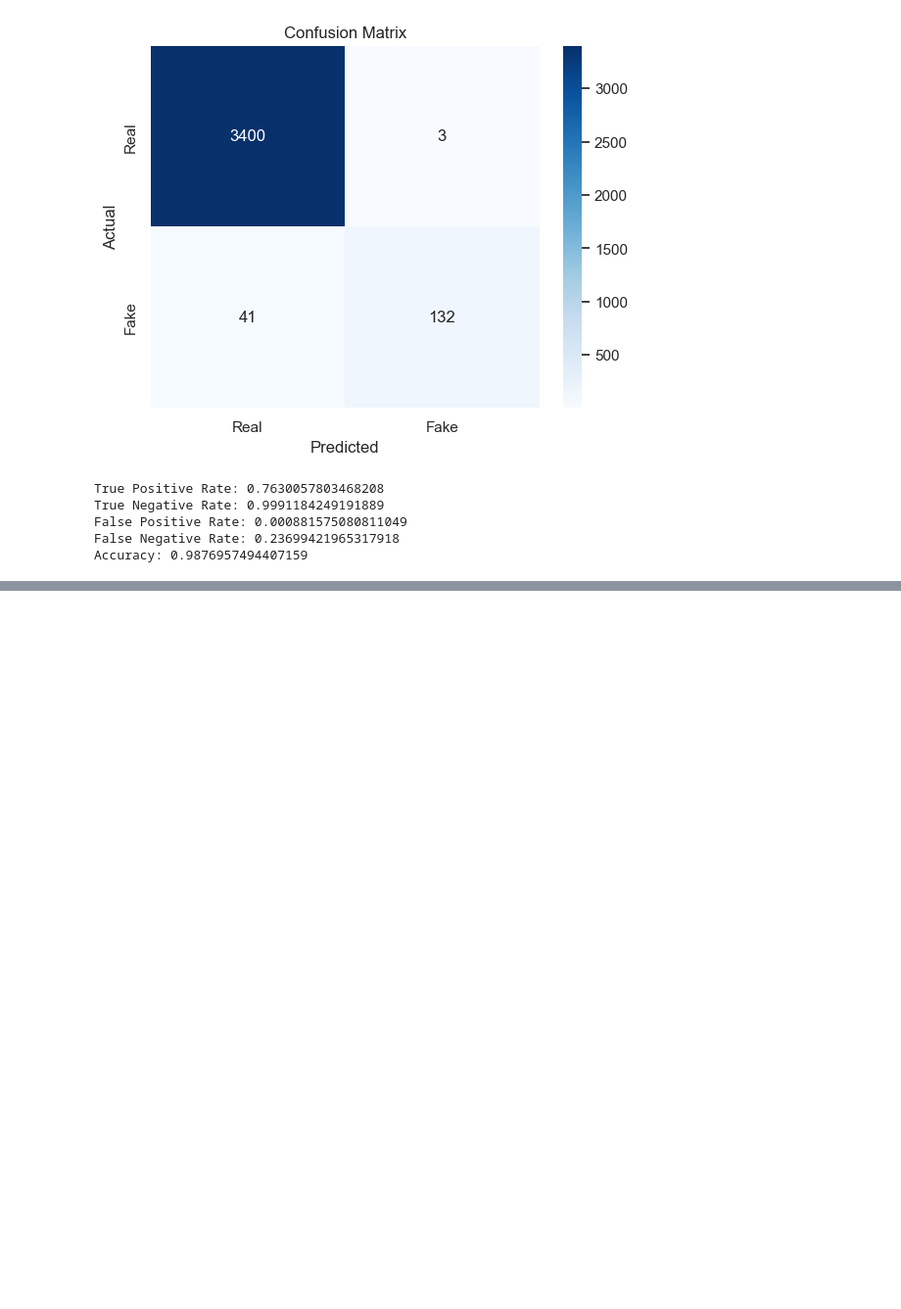
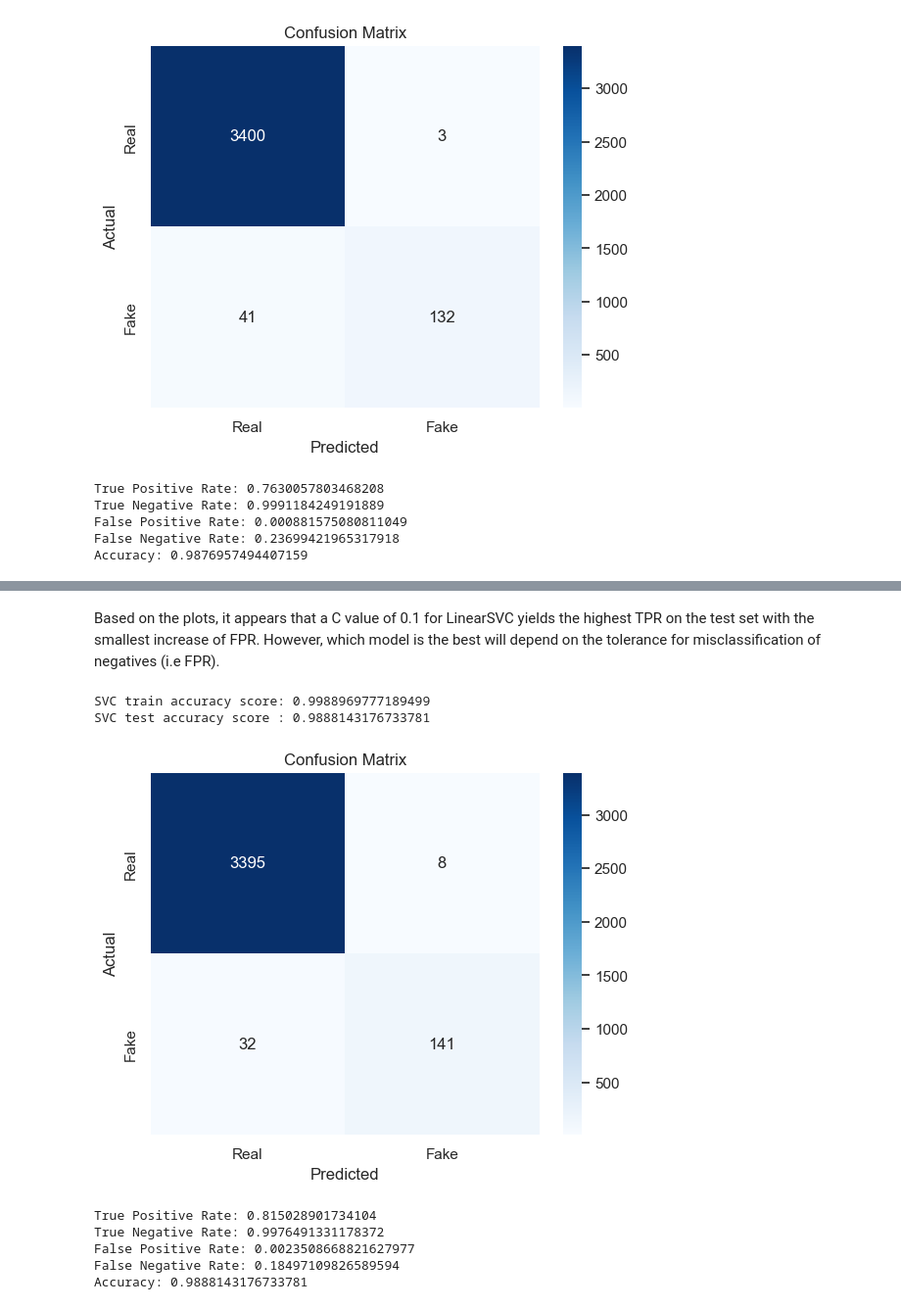
Before and after one commit to edward62740/sc1015-project, a Jupyter notebook: Support Vector Machine.ipynb, the cells around one changed output, grey strips where cells are left out. Shown at 98% size. Saved outputs shown, nothing was run; the diff lists cells and outputs as text; code cells hidden in the pictures; blank space fills up the shorter version.

```diff
--- a/Support Vector Machine.ipynb
+++ b/Support Vector Machine.ipynb
@@ -134,0 +207,50 @@ Shown above is the confusion matrix for the TEST set. It can be observed that al
+# %% [markdown]
+Based on the plots, it appears that a C value of 0.1 for LinearSVC yields the highest TPR on the test set with the smallest increase of FPR. However, which model is the best will depend on the tolerance for misclassification of negatives (i.e FPR).
+# %%
+svc = LinearSVC(C=0.1).fit(X_select, y_res)
+train_pred = svc.predict(X_select)
+test_pred = svc.predict(X_select_test)
+print(f"SVC train accuracy score: {accuracy_score(train_pred,y_res)}")
+print(f"SVC test accuracy score : {accuracy_score(test_pred,y_test)}")
+
+# Calculate the confusion matrix
+cm = confusion_matrix(y_test, test_pred)
+
+# Define the class labels
+class_names = ['Real', 'Fake']
+
+# Create a heatmap of the confusion matrix
+sb.heatmap(cm, annot=True, fmt='d', cmap='Blues', xticklabels=class_names, yticklabels=class_names)
+
+# Set the axis labels and title
+plt.xlabel('Predicted')
+plt.ylabel('Actual')
+plt.title('Confusion Matrix')
+
+# Display the plot
+plt.show()
+
+TP = cm[1, 1]
+TN = cm[0, 0]
+FP = cm[0, 1]
+FN = cm[1, 0]
+
+TPR = TP / (TP + FN)
+print("True Positive Rate:", TPR)
+TNR = TN / (TN + FP)
+print("True Negative Rate:", TNR)
+FPR = FP / (FP + TN)
+print("False Positive Rate:", FPR)
+FNR = FN / (TP + FN)
+print("False Negative Rate:", FNR)
+ACC = (TP + TN) / (TP + FP + FN + TN)
+print("Accuracy:", ACC)
+# %% [output]
+SVC train accuracy score: 0.9988969777189499
+SVC test accuracy score : 0.9888143176733781
+[figure, added]
+True Positive Rate: 0.815028901734104
+True Negative Rate: 0.9976491331178372
+False Positive Rate: 0.0023508668821627977
+False Negative Rate: 0.18497109826589594
+Accuracy: 0.9888143176733781
```
Also changed, not shown: parts of 14 cells of this notebook.
